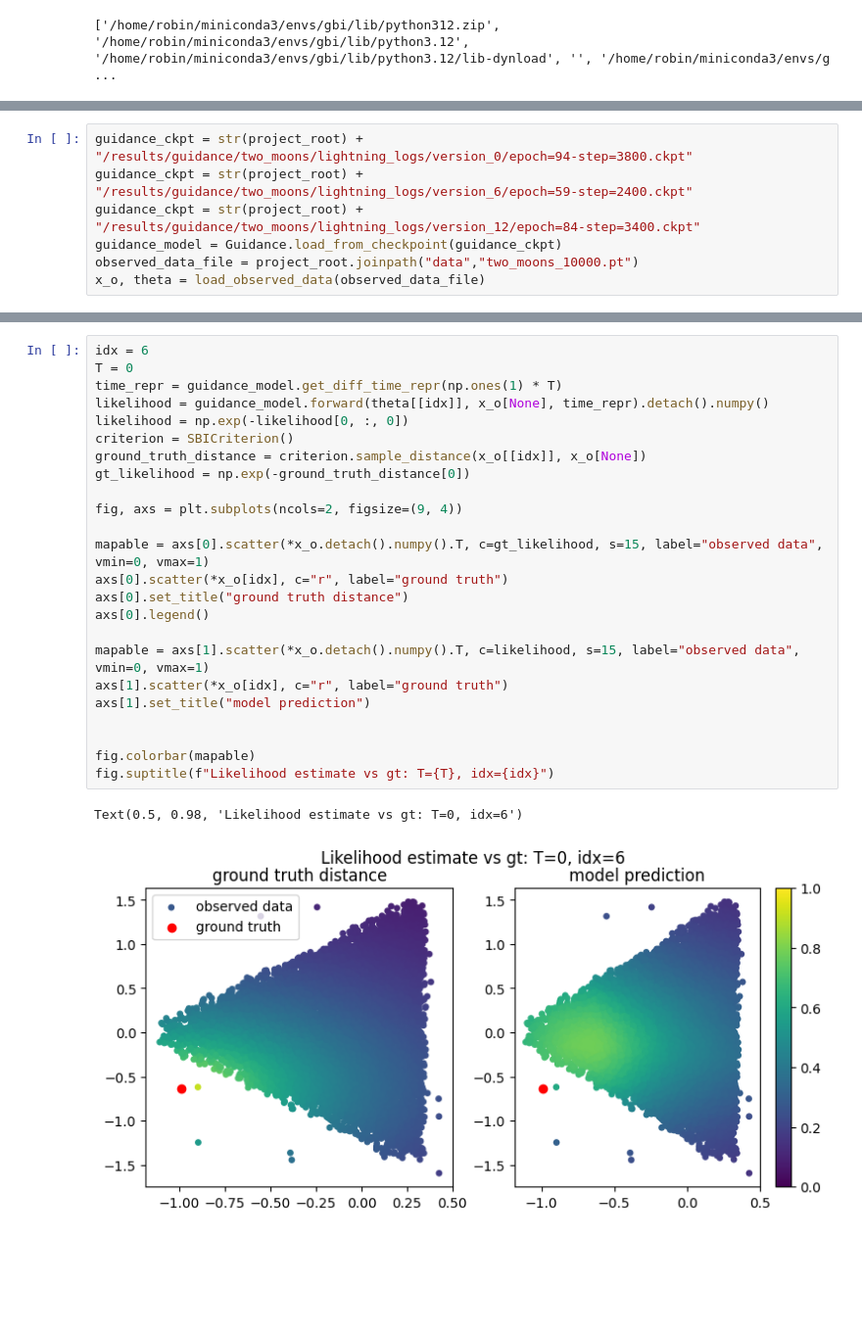
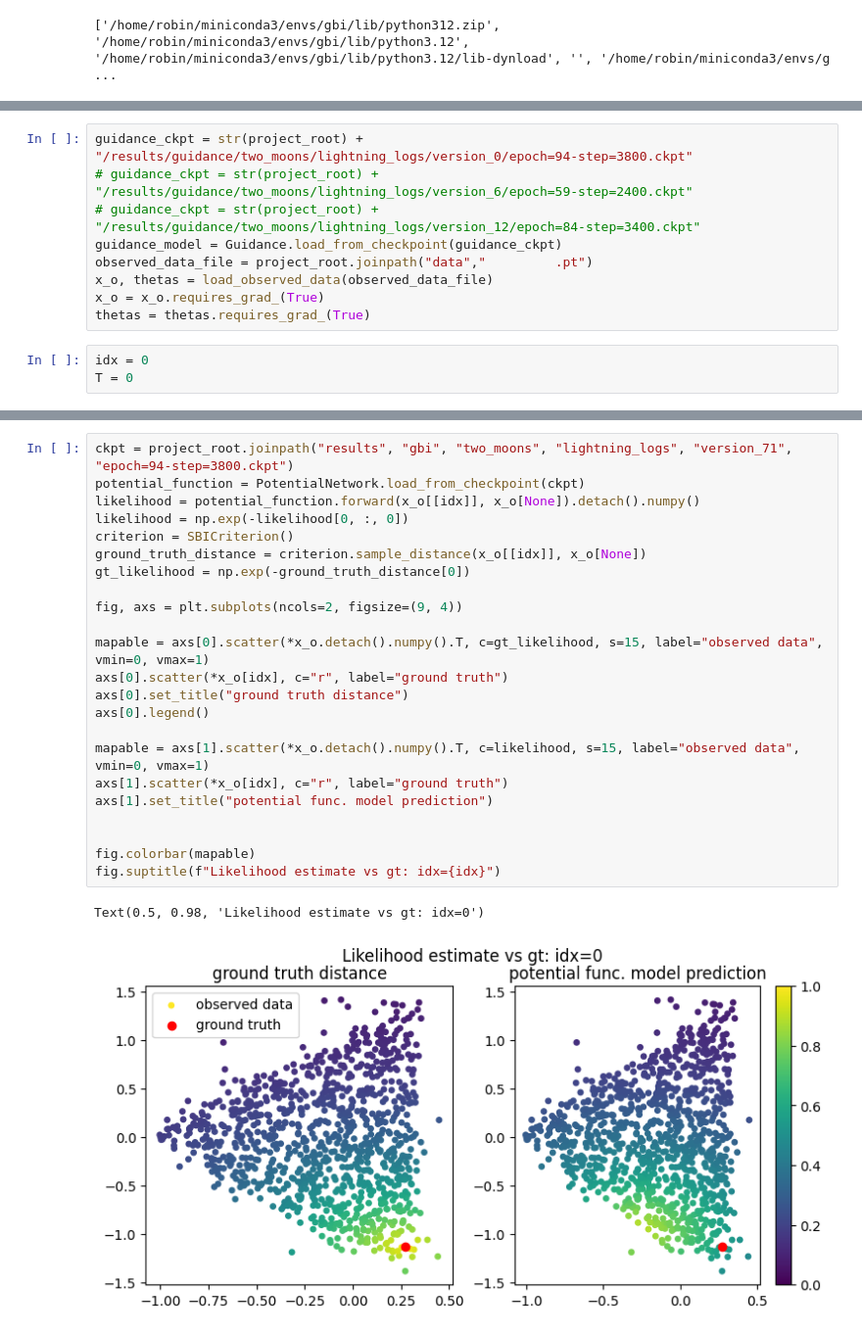
Before and after one commit to mackelab/neuralgbi_diffusion, a Jupyter notebook: notebooks/guidance_check.ipynb, the cells around one changed output, grey strips where cells are left out. Shown at 98% size. Drawn from its saved outputs; the diff is of its cells as text; blank space fills up the shorter version.

```diff
--- a/notebooks/guidance_check.ipynb
+++ b/notebooks/guidance_check.ipynb
@@ -25,7 +26,12 @@ from gbi_diff.utils.train_guidance_config import Config as GuidanceConfig
 # %%
 guidance_ckpt = str(project_root) +  "/results/guidance/two_moons/lightning_logs/version_0/epoch=94-step=3800.ckpt"
-guidance_ckpt = str(project_root) +  "/results/guidance/two_moons/lightning_logs/version_6/epoch=59-step=2400.ckpt"
-guidance_ckpt = str(project_root) +  "/results/guidance/two_moons/lightning_logs/version_12/epoch=84-step=3400.ckpt"
+# guidance_ckpt = str(project_root) +  "/results/guidance/two_moons/lightning_logs/version_6/epoch=59-step=2400.ckpt"
+# guidance_ckpt = str(project_root) +  "/results/guidance/two_moons/lightning_logs/version_12/epoch=84-step=3400.ckpt"
 guidance_model = Guidance.load_from_checkpoint(guidance_ckpt)
-observed_data_file = project_root.joinpath("data","two_moons_10000.pt")
-x_o, theta = load_observed_data(observed_data_file)
+observed_data_file = project_root.joinpath("data","         .pt")
+x_o, thetas = load_observed_data(observed_data_file)
+x_o = x_o.requires_grad_(True)
+thetas = thetas.requires_grad_(True)
+# %%
+idx = 0
+T = 0
@@ -32,27 +138,26 @@ x_o, theta = load_observed_data(observed_data_file)
 # %%
-idx = 6
-T = 0
-time_repr = guidance_model.get_diff_time_repr(np.ones(1) * T)
-likelihood = guidance_model.forward(theta[[idx]], x_o[None], time_repr).detach().numpy()
+ckpt = project_root.joinpath("results", "gbi", "two_moons", "lightning_logs", "version_71", "epoch=94-step=3800.ckpt")
+potential_function = PotentialNetwork.load_from_checkpoint(ckpt)
+likelihood = potential_function.forward(x_o[[idx]], x_o[None]).detach().numpy()
 likelihood = np.exp(-likelihood[0, :, 0])
 criterion = SBICriterion()
 ground_truth_distance = criterion.sample_distance(x_o[[idx]], x_o[None])
 gt_likelihood = np.exp(-ground_truth_distance[0])
 
 fig, axs = plt.subplots(ncols=2, figsize=(9, 4))
 
 mapable = axs[0].scatter(*x_o.detach().numpy().T, c=gt_likelihood, s=15, label="observed data", vmin=0, vmax=1)
 axs[0].scatter(*x_o[idx], c="r", label="ground truth")
 axs[0].set_title("ground truth distance")
 axs[0].legend()
 
 mapable = axs[1].scatter(*x_o.detach().numpy().T, c=likelihood, s=15, label="observed data",  vmin=0, vmax=1)
 axs[1].scatter(*x_o[idx], c="r", label="ground truth")
-axs[1].set_title("model prediction")
+axs[1].set_title("potential func. model prediction")
 
 
 fig.colorbar(mapable)
-fig.suptitle(f"Likelihood estimate vs gt: T={T}, idx={idx}")
+fig.suptitle(f"Likelihood estimate vs gt: idx={idx}")
 # %% [output]
-Text(0.5, 0.98, 'Likelihood estimate vs gt: T=0, idx=6')
+Text(0.5, 0.98, 'Likelihood estimate vs gt: idx=0')
-[figure, old version]
+[figure, new version]
```
Also changed, not shown: parts of 10 cells of this notebook, 1 other file.
